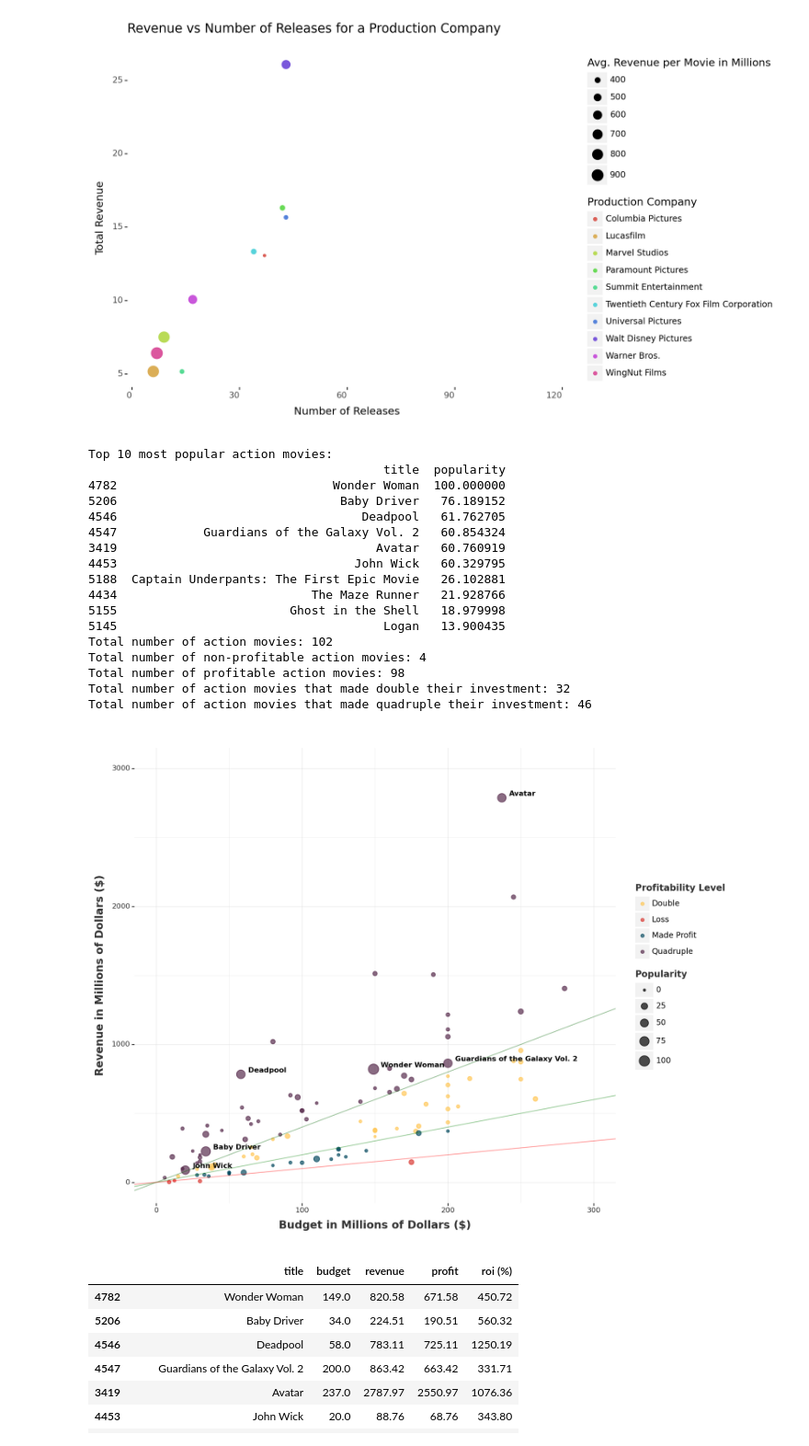
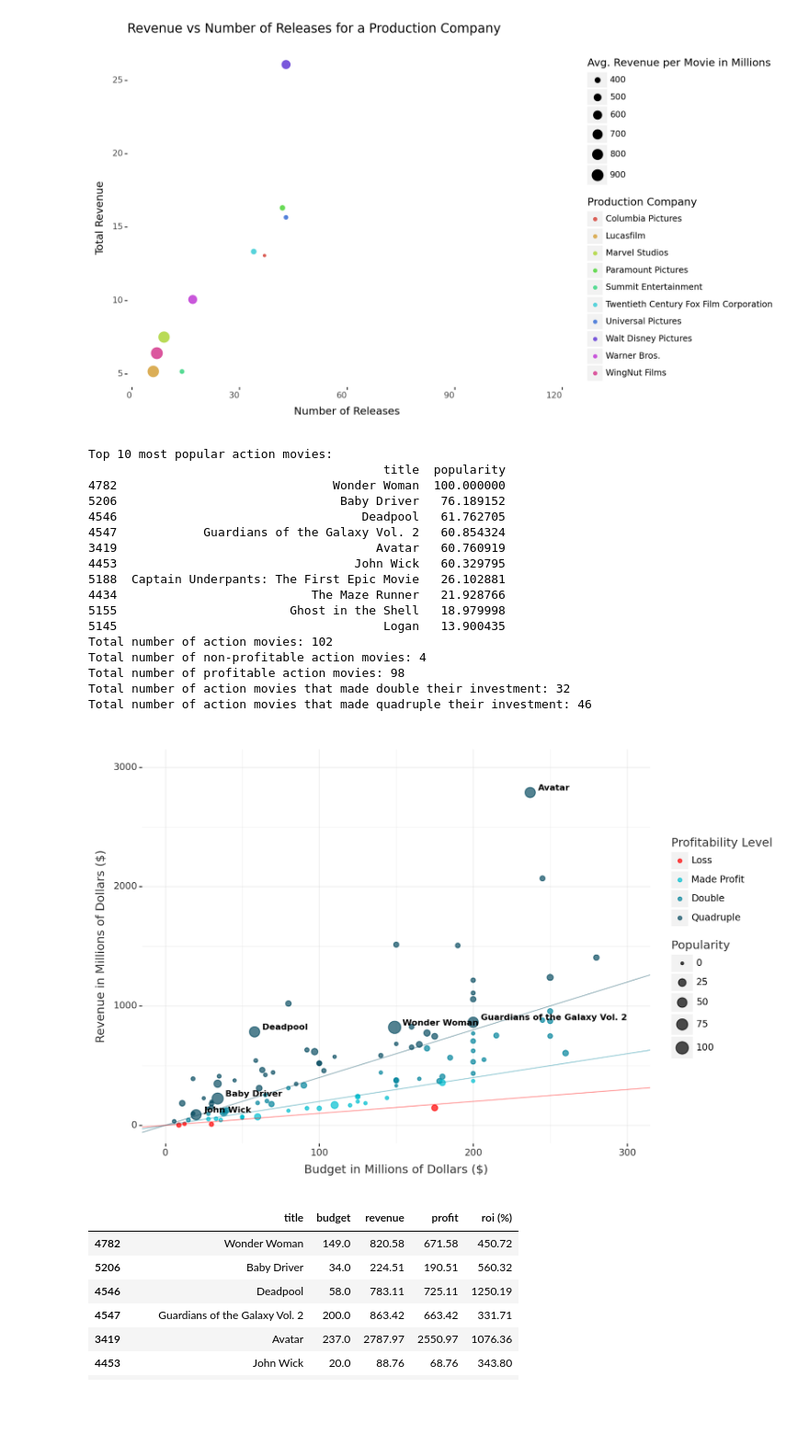
Before and after one commit to cvetkovski98/infvis-poster, a Jupyter notebook: top-500-most-popular.ipynb, the cells around one changed output. Shown at 92% size. Cells and saved outputs as stored; diff of their text form; code cells hidden in the pictures; blank space fills up the shorter version.

```diff
--- a/top-500-most-popular.ipynb
+++ b/top-500-most-popular.ipynb
@@ -349,6 +349,12 @@ df_budgets["profitability_level"] = df_budgets["profitability_level"].apply(
     else "Loss"
 )
 
+# make the profitability level categorical
+df_budgets["profitability_level"] = pd.Categorical(
+    df_budgets["profitability_level"],
+    categories=["Loss", "Made Profit", "Double", "Quadruple"],
+    ordered=True,
+)
 df_non_profitable = df_budgets[df_budgets["made_profit"] == False]
 
 total_count = len(df_budgets)
@@ -400,15 +406,15 @@ p = (
         y="Revenue in Millions of Dollars ($)",
     )
 
-    + p9.geom_abline(intercept=0, slope=4, color="darkgreen", alpha=0.4)
-    + p9.geom_abline(intercept=0, slope=2, color="green", alpha=0.4)
+    + p9.geom_abline(intercept=0, slope=4, color="#084c61", alpha=0.4)
+    + p9.geom_abline(intercept=0, slope=2, color="#00839b", alpha=0.4)
     + p9.geom_abline(intercept=0, slope=1, color="red", alpha=0.4)
     + p9.scale_color_manual(
         values={
-            "Loss": "#DB3A34",
-            "Made Profit": "#084C61",
-            "Double": "#FFC857",
-            "Quadruple": "#582C4D",
+            "Loss": "red",
+            "Made Profit": "#00bfd0",
+            "Double": "#00839b",
+            "Quadruple": "#084c61",
         }
     )
 
@@ -429,55 +435,56 @@ p = (
     + p9.guides(
         color=p9.guide_legend(
             title="Profitability Level",
+            # Order of the entries in the following order: Loss, Made Profit, Double, Quadruple
+            # This is to ensure that the colors match the geom_point
+
         ),
         size=p9.guide_legend(
             title="Popularity",
+
         ),
     )
     + p9.theme(
-        figure_size=(10, 8),
+        figure_size=(9, 6),
         panel_grid=p9.element_line(color="lightgray", alpha=0.3),
         panel_background=p9.element_rect(fill="white"),
         axis_text=p9.element_text(
             color="black",
-            size=8,
             alpha=0.8,
         ),
         axis_title=p9.element_text(
             color="black",
-            weight="bold",
-            size=12,
+            # size=12,
             alpha=0.8,
         ),
         legend_title=p9.element_text(
             color="black",
-            weight="bold",
-            size=10,
+            # size=10,
             alpha=0.8,
         ),
     )
 )
 
 p.draw()
 # %% [output]
 Top 10 most popular action movies:
                                          title  popularity
 4782                              Wonder Woman  100.000000
 5206                               Baby Driver   76.189152
 4546                                  Deadpool   61.762705
 4547            Guardians of the Galaxy Vol. 2   60.854324
 3419                                    Avatar   60.760919
 4453                                 John Wick   60.329795
 5188  Captain Underpants: The First Epic Movie   26.102881
 4434                           The Maze Runner   21.928766
 5155                        Ghost in the Shell   18.979998
 5145                                     Logan   13.900435
 Total number of action movies: 102
 Total number of non-profitable action movies: 4
 Total number of profitable action movies: 98
 Total number of action movies that made double their investment: 32
 Total number of action movies that made quadruple their investment: 46
-[figure, old version]
+[figure, new version]
 # %%
 # Title, Budget, Revenue and Profit of the 10 most popular action movies from df_budgets
 df_action_most_popular = df_budgets.sort_values(by="popularity", ascending=False).head(
```
Also changed, not shown: parts of 2 cells of this notebook, 6 other files.
